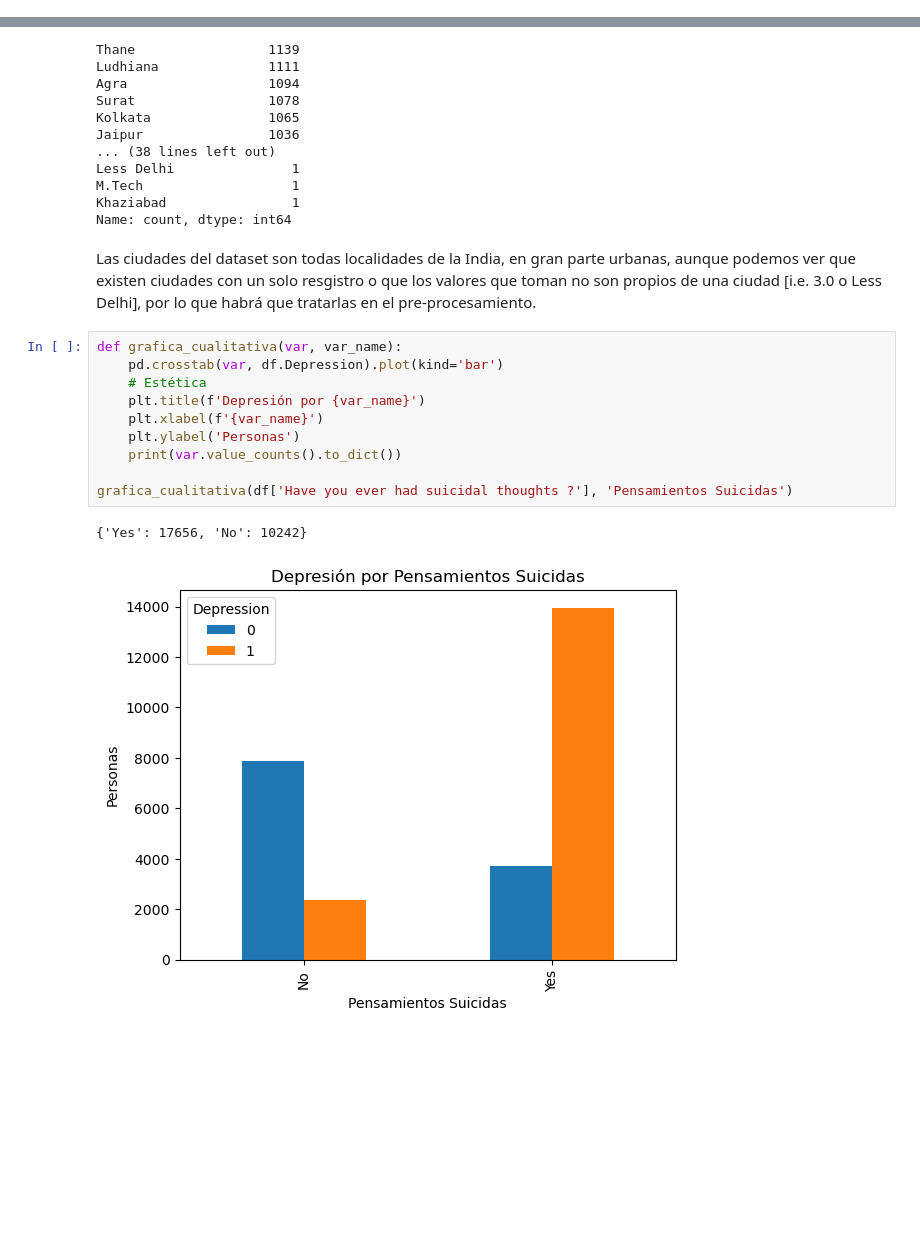
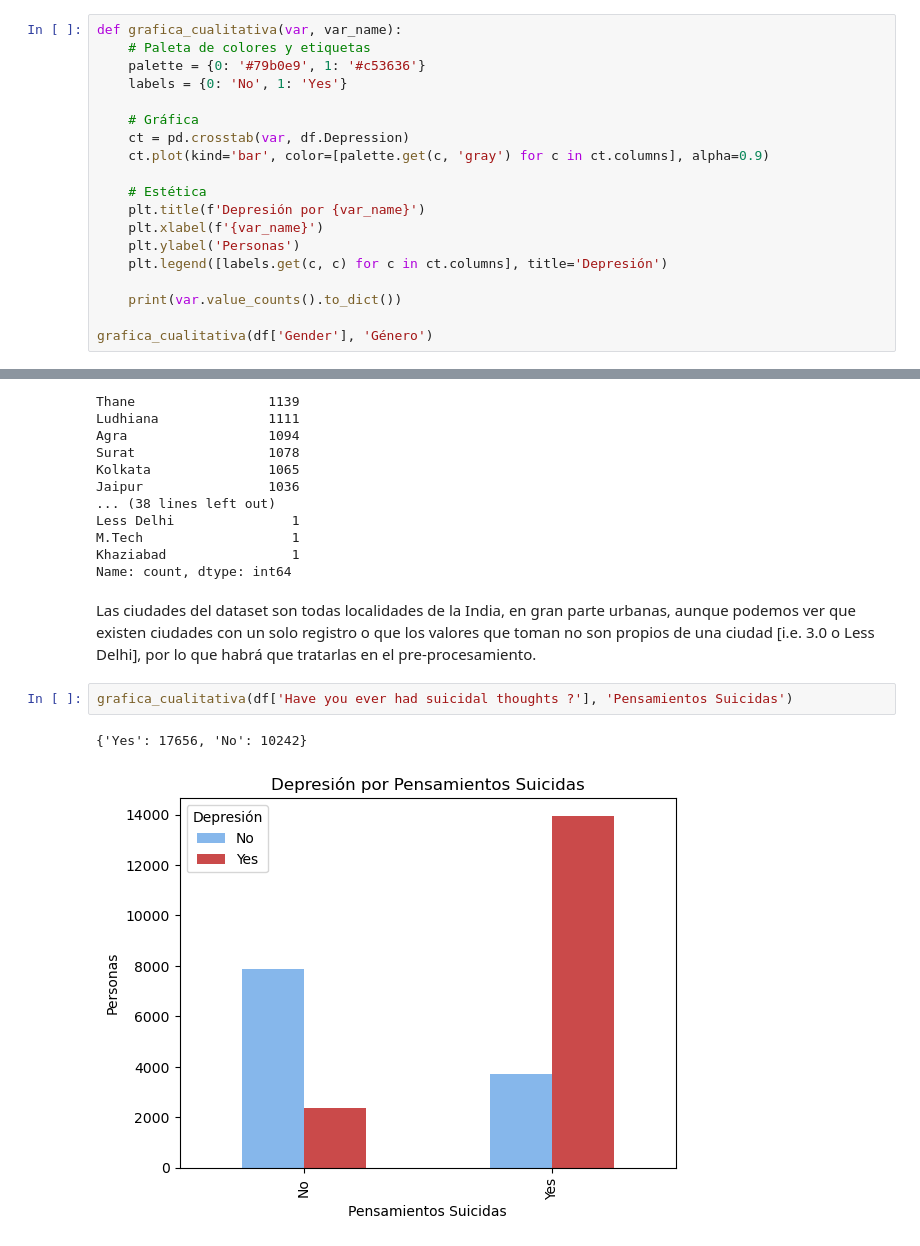
Before and after one commit to denisevaldivia/Depression_Classification, a Jupyter notebook: notebooks/01_eda_inicial.ipynb, the cells around one changed output, grey strips where cells are left out. Saved outputs shown, nothing was run; the diff lists cells and outputs as text; blank space fills up the shorter version.

```diff
--- a/notebooks/01_eda_inicial.ipynb
+++ b/notebooks/01_eda_inicial.ipynb
@@ -156,0 +145,19 @@ Name: count, dtype: int64
+# %%
+def grafica_cualitativa(var, var_name):
+    # Paleta de colores y etiquetas
+    palette = {0: '#79b0e9', 1: '#c53636'}
+    labels = {0: 'No', 1: 'Yes'}
+
+    # Gráfica
+    ct = pd.crosstab(var, df.Depression)
+    ct.plot(kind='bar', color=[palette.get(c, 'gray') for c in ct.columns], alpha=0.9)
+
+    # Estética
+    plt.title(f'Depresión por {var_name}')
+    plt.xlabel(f'{var_name}')
+    plt.ylabel('Personas')
+    plt.legend([labels.get(c, c) for c in ct.columns], title='Depresión')
+
+    print(var.value_counts().to_dict())
+
+grafica_cualitativa(df['Gender'], 'Género')
@@ -262,17 +238,9 @@ M.Tech                   1
 Khaziabad                1
 Name: count, dtype: int64
 # %% [markdown]
-Las ciudades del dataset son todas localidades de la India, en gran parte urbanas, aunque podemos ver que existen ciudades con un solo resgistro o que los valores que toman no son propios de una ciudad [i.e. 3.0 o Less Delhi], por lo que habrá que tratarlas en el pre-procesamiento.
+Las ciudades del dataset son todas localidades de la India, en gran parte urbanas, aunque podemos ver que existen ciudades con un solo registro o que los valores que toman no son propios de una ciudad [i.e. 3.0 o Less Delhi], por lo que habrá que tratarlas en el pre-procesamiento.
 # %%
-def grafica_cualitativa(var, var_name):
-    pd.crosstab(var, df.Depression).plot(kind='bar')
-    # Estética
-    plt.title(f'Depresión por {var_name}')
-    plt.xlabel(f'{var_name}')
-    plt.ylabel('Personas')
-    print(var.value_counts().to_dict())
-
 grafica_cualitativa(df['Have you ever had suicidal thoughts ?'], 'Pensamientos Suicidas')
 # %% [output]
 {'Yes': 17656, 'No': 10242}
-[figure, old version]
+[figure, new version]
```
Also changed, not shown: parts of 21 cells of this notebook, 1 other file.
